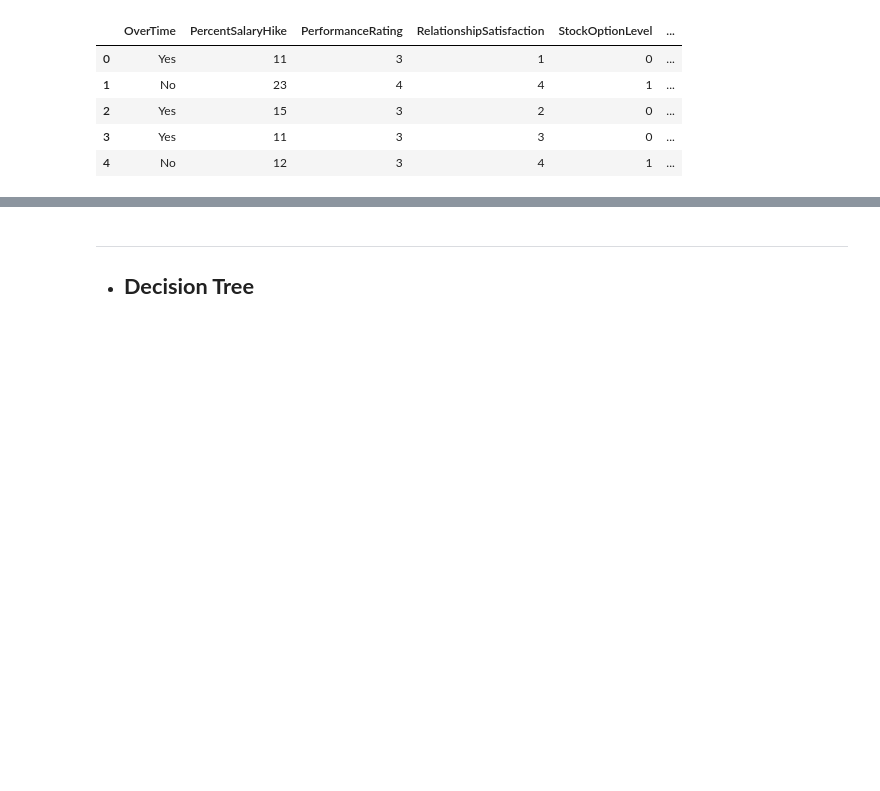
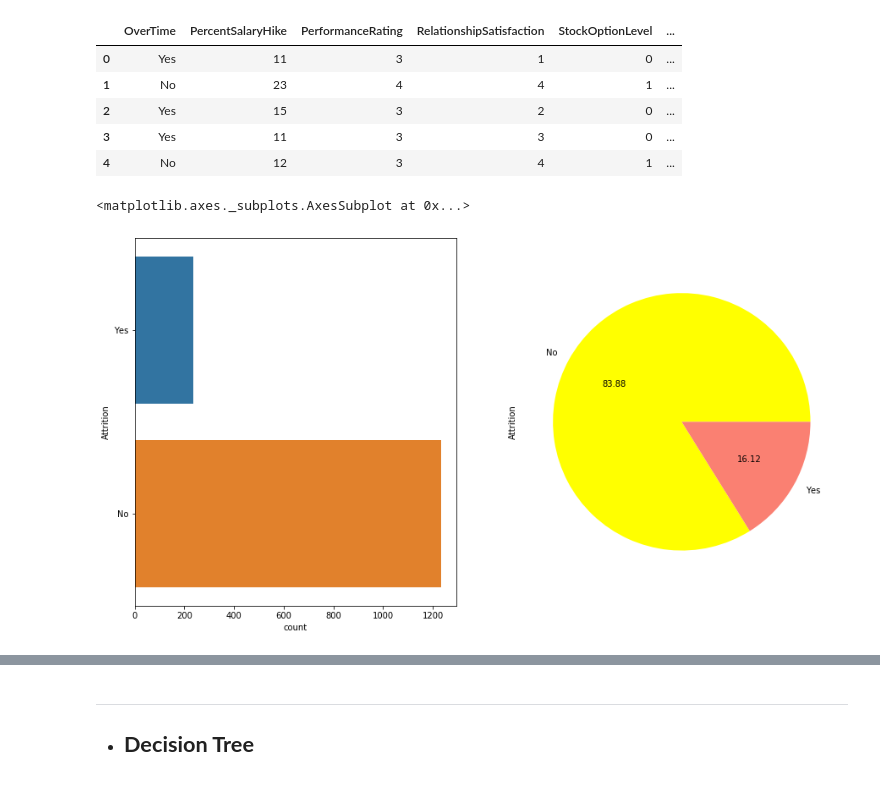
Before and after one commit to AntonioFuziy/Projeto3DataScience, a Jupyter notebook: Projeto3DataScience.ipynb, the cells around one changed output, grey strips where cells are left out. Saved outputs shown, nothing was run; the diff lists cells and outputs as text; code cells hidden in the pictures; blank space fills up the shorter version.

```diff
--- a/Projeto3DataScience.ipynb
+++ b/Projeto3DataScience.ipynb
@@ -30,3 +59,6 @@ IBM.loc[IBM['Attrition'] == 'No', 'Attrition'] = 0
+# %%
+#Remoção de colunas que não serão utilizadas
+IBM = IBM_semfiltro.drop(columns=['EmployeeCount','StandardHours','Over18','DailyRate','StandardHours'])
 # %%
 corr_matrix=IBM.corr()
 corr_matrix
@@ -101,6 +133,17 @@ IBM.iloc[:,20:35].head()
 | 2 | Yes | 15 | 3 | 2 | 0 | ... |
 | 3 | Yes | 11 | 3 | 3 | 0 | ... |
 | 4 | No | 12 | 3 | 4 | 1 | ... |
+# %%
+attri=IBM.Attrition.value_counts()
+# %%
+plt.figure(figsize=(15,8))
+plt.subplot(121)
+x = sns.countplot(y="Attrition",  data=IBM)
+plt.subplot(122)
+attri.plot(kind='pie', colors=('yellow', 'salmon', 'blue', 'red', 'green'), autopct="%.2f", legend=False)
+# %% [output]
+<matplotlib.axes._subplots.AxesSubplot at 0x...>
+[figure, added]
 # %%
 #foi usado um def encontrado na internet como referencia, erro no codigo legenda errada
 def plot(va) :
```
Also changed, not shown: parts of 4 cells of this notebook.
